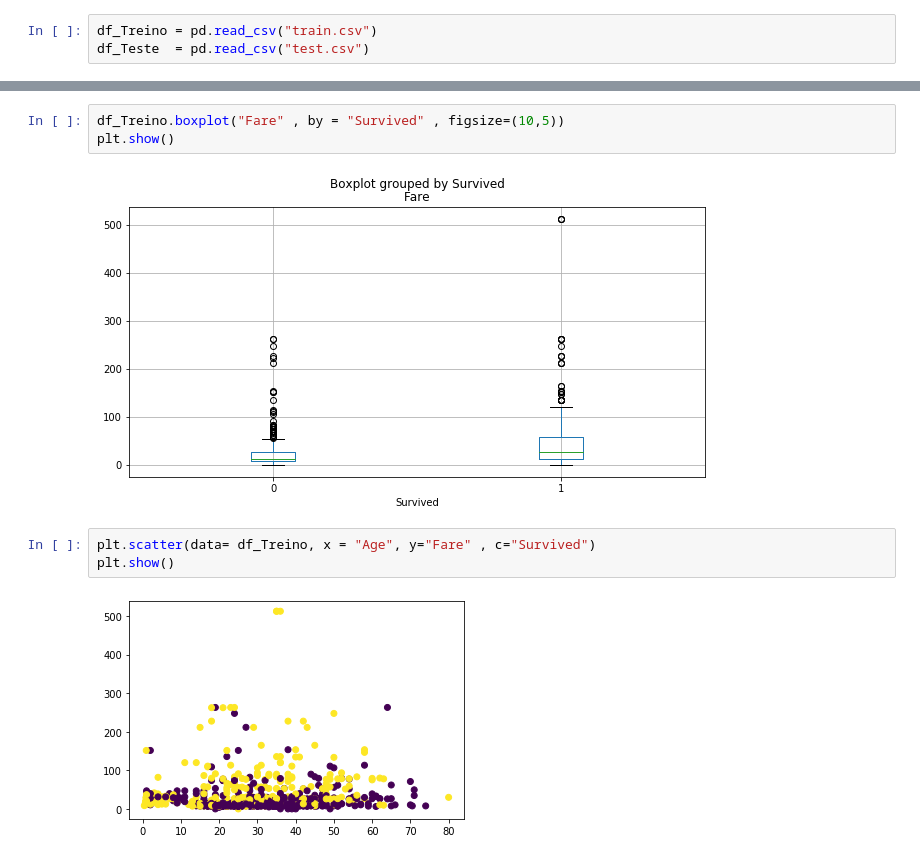
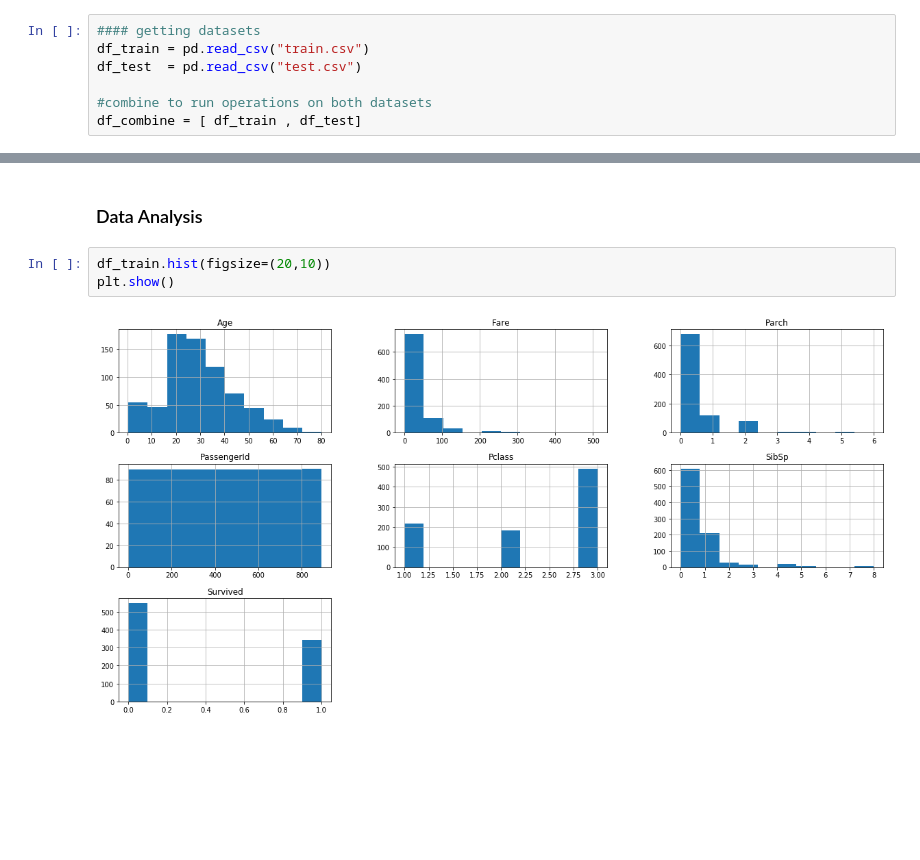
Before and after one commit to arthurcsp/mlStuff, a Jupyter notebook: Classification/02-Titanic/Titanic.ipynb, the cells around one changed output, grey strips where cells are left out. Saved outputs shown, nothing was run; the diff lists cells and outputs as text; blank space fills up the shorter version.

```diff
--- a/Classification/02-Titanic/Titanic.ipynb
+++ b/Classification/02-Titanic/Titanic.ipynb
@@ -5,3 +8,7 @@ import matplotlib.pyplot as plt
 # %%
-df_Treino = pd.read_csv("train.csv")
-df_Teste  = pd.read_csv("test.csv")
+#### getting datasets
+df_train = pd.read_csv("train.csv")
+df_test  = pd.read_csv("test.csv")
+
+#combine to run operations on both datasets
+df_combine = [ df_train , df_test]
@@ -30,10 +22,7 @@ plt.show()
+# %% [markdown]
+### Data Analysis
 # %%
-df_Treino.boxplot("Fare" , by = "Survived" , figsize=(10,5))
+df_train.hist(figsize=(20,10))
 plt.show()
 # %% [output]
-[figure, old version]
+[figure, new version]
-# %%
-plt.scatter(data= df_Treino, x = "Age", y="Fare" , c="Survived")
-plt.show()
-# %% [output]
-[figure, removed]
```
Also changed, not shown: parts of 18 cells of this notebook, 9 other files.
